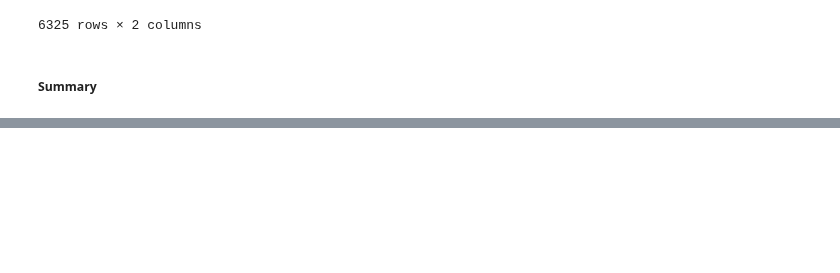
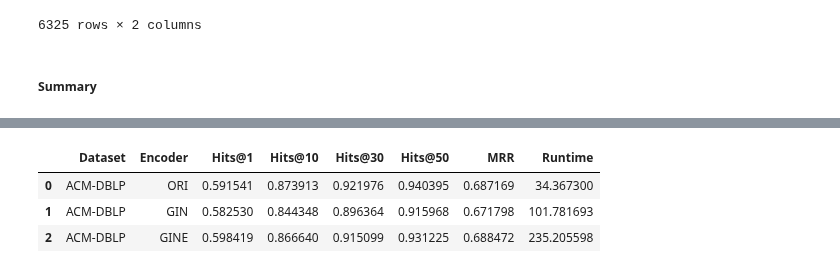
Before and after one commit to win7/T-GAE_PyG, a Jupyter notebook: r3_subgraphMatching_PyG.ipynb, the cells around one changed output, grey strips where cells are left out. Cells and saved outputs as stored; diff of their text form; code cells hidden in the pictures; blank space fills up the shorter version.

```diff
--- a/r3_subgraphMatching_PyG.ipynb
+++ b/r3_subgraphMatching_PyG.ipynb
@@ -1292,8 +657,0 @@ tensor([[   0, 6829],
-# %%
-from sklearn.metrics.pairwise import cosine_similarity
-
-S = pairwise_cosine_similarity(emb1_, emb2_)
-
-""" S = cosine_similarity(emb1, emb2)
-S = torch.tensor(S) """
-S
@@ -1339,4 +657,0 @@ tensor([[2.7581, 3.5776, 2.6067,  ..., 3.1672, 2.2598, 2.2213],
-# %%
-hits = hits_ks_scores(S, test_pairs_, mode='mean')
-mrr = mrr_score(S, test_pairs_, mode='mean')
-hits, mrr
@@ -1401,0 +822,13 @@ df_summary
+# %%
+# Get node embeddings
+dict_node_embeddings = {}
+for encoder in encoders:
+	list_node_embeddings = []
+	for group_id in groups_id:
+		df_node_embeddings_concat = pd.read_csv(f"experiments/output/{exp}/node_embeddings/{encoder}_{group_id}.csv", dtype={"subgroup_id": "string"})
+		# Id, 0, 1,	2, ..., subgroup_id
+
+		for subgroup_id in subgroups_id[group_id]:
+			df_node_embeddings = df_node_embeddings_concat[df_node_embeddings_concat["subgroup_id"] == subgroup_id]
+			list_node_embeddings.append(df_node_embeddings)
+	dict_node_embeddings[encoder] = list_node_embeddings
@@ -1401,0 +897,5 @@ df_summary
+# %%
+list_summary = []
+for k in range(len(list_metrics)):
+    list_summary.append([raw_data_file] + [encoders[k]] + list_metrics[k] + [list_runtime[k]])
+list_summary
@@ -1401,0 +920,9 @@ df_summary
+# %%
+columns = ["Dataset", "Encoder"] + [f"Hits@{k}" for k in list(hits.keys())] +  ["MRR", "Runtime"]
+df_summary = pd.DataFrame(list_summary, columns=columns)
+df_summary
+# %% [output]
+|  | Dataset | Encoder | Hits@1 | Hits@10 | Hits@30 | Hits@50 | MRR | Runtime |
+| 0 | ACM-DBLP | ORI | 0.591541 | 0.873913 | 0.921976 | 0.940395 | 0.687169 | 34.367300 |
+| 1 | ACM-DBLP | GIN | 0.582530 | 0.844348 | 0.896364 | 0.915968 | 0.671798 | 101.781693 |
+| 2 | ACM-DBLP | GINE | 0.598419 | 0.866640 | 0.915099 | 0.931225 | 0.688472 | 235.205598 |
```
Also changed, not shown: parts of 37 cells of this notebook, 8 other files.
